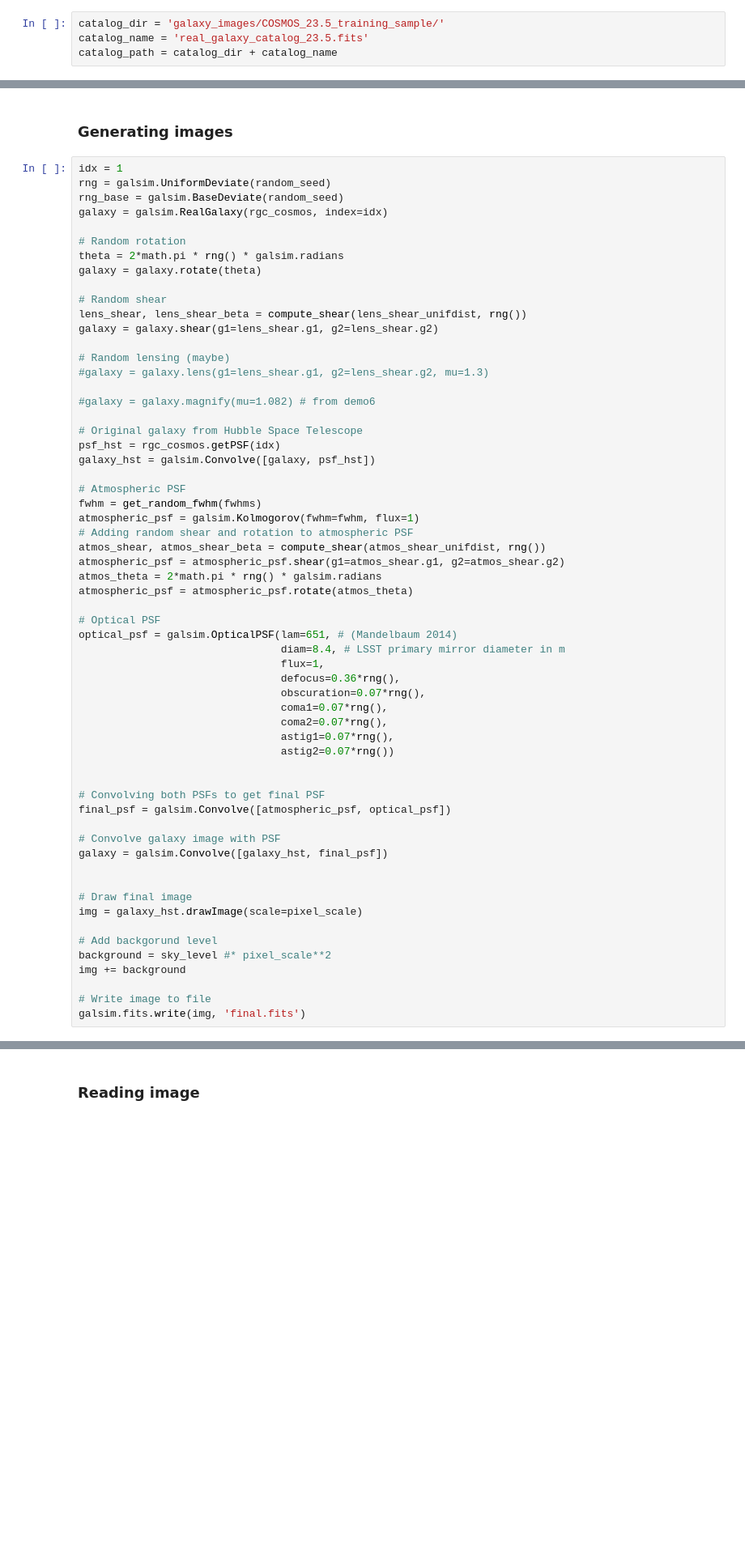
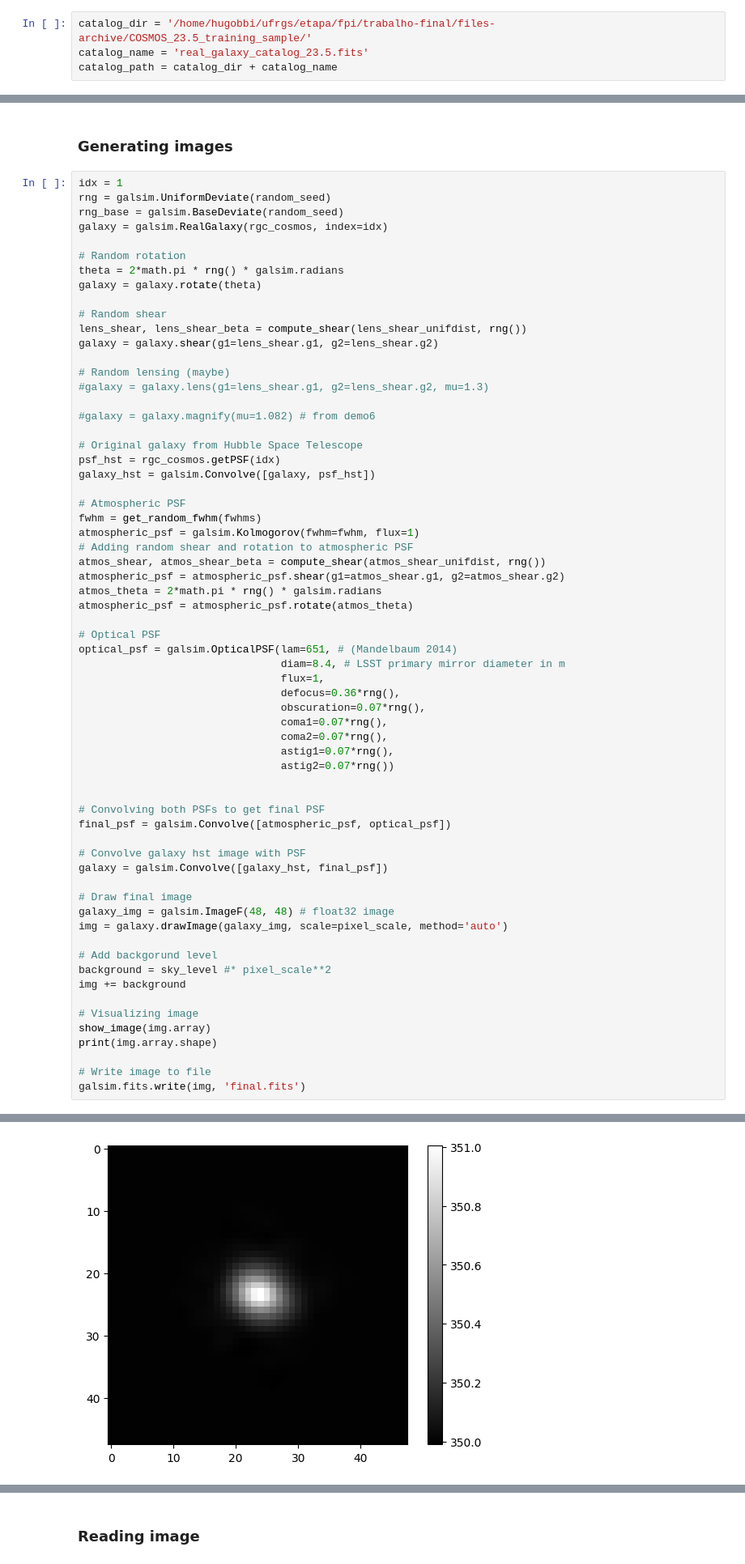
Before and after one commit to hugobbi/galaxy-deconvolution, a Jupyter notebook: src/simulating_galaxies.ipynb, the cells around one changed output, grey strips where cells are left out. Shown at 81% size. Saved outputs shown, nothing was run; the diff lists cells and outputs as text; blank space fills up the shorter version.

```diff
--- a/src/simulating_galaxies.ipynb
+++ b/src/simulating_galaxies.ipynb
@@ -21,7 +23,7 @@ def show_image(image_data):
     plt.imshow(image_data, cmap='gray')
     plt.colorbar()
 # %%
-catalog_dir = 'galaxy_images/COSMOS_23.5_training_sample/'
+catalog_dir = '/home/hugobbi/ufrgs/etapa/fpi/trabalho-final/files-archive/COSMOS_23.5_training_sample/'
 catalog_name = 'real_galaxy_catalog_23.5.fits'
 catalog_path = catalog_dir + catalog_name
 # %%
@@ -106,16 +108,21 @@ optical_psf = galsim.OpticalPSF(lam=651, # (Mandelbaum 2014)
 # Convolving both PSFs to get final PSF
 final_psf = galsim.Convolve([atmospheric_psf, optical_psf])
 
-# Convolve galaxy image with PSF
+# Convolve galaxy hst image with PSF
 galaxy = galsim.Convolve([galaxy_hst, final_psf])
 
-
 # Draw final image
-img = galaxy_hst.drawImage(scale=pixel_scale)
+galaxy_img = galsim.ImageF(48, 48) # float32 image
+img = galaxy.drawImage(galaxy_img, scale=pixel_scale, method='auto')
 
 # Add backgorund level
 background = sky_level #* pixel_scale**2
 img += background
 
+# Visualizing image
+show_image(img.array)
+print(img.array.shape)
+
 # Write image to file
 galsim.fits.write(img, 'final.fits')
+# %% [output]
@@ -121,0 +130 @@ galsim.fits.write(img, 'final.fits')
+[figure, added]
```
Also changed, not shown: parts of 7 cells of this notebook, 1 other file.
